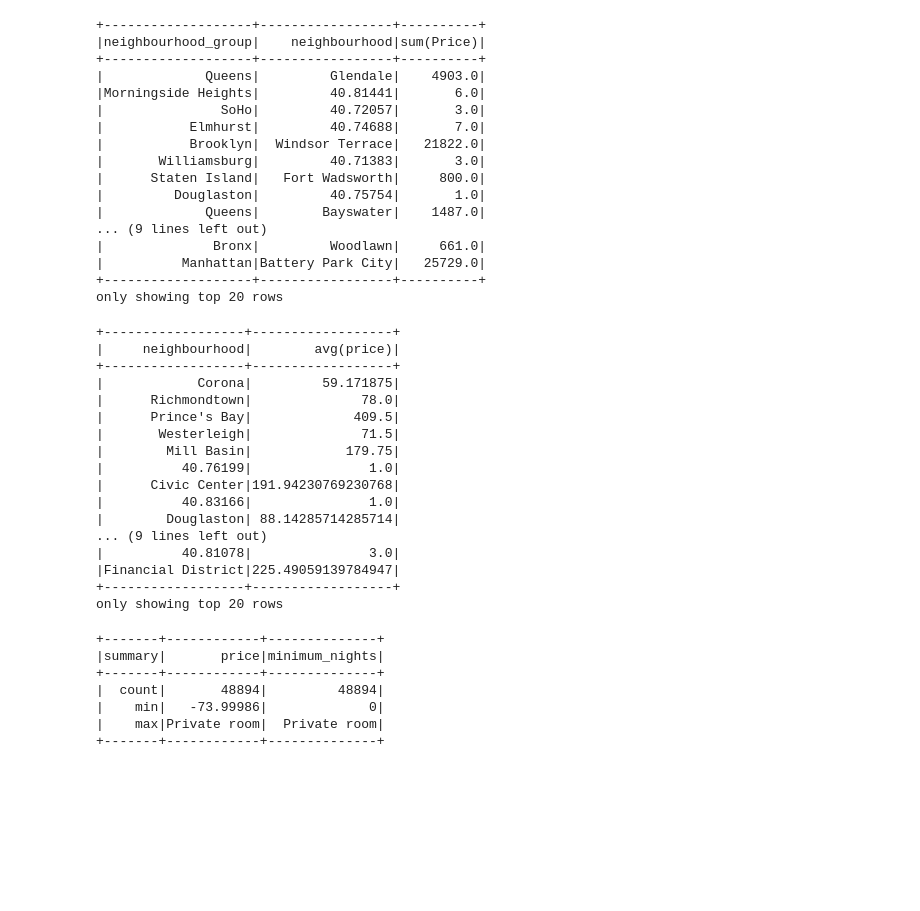
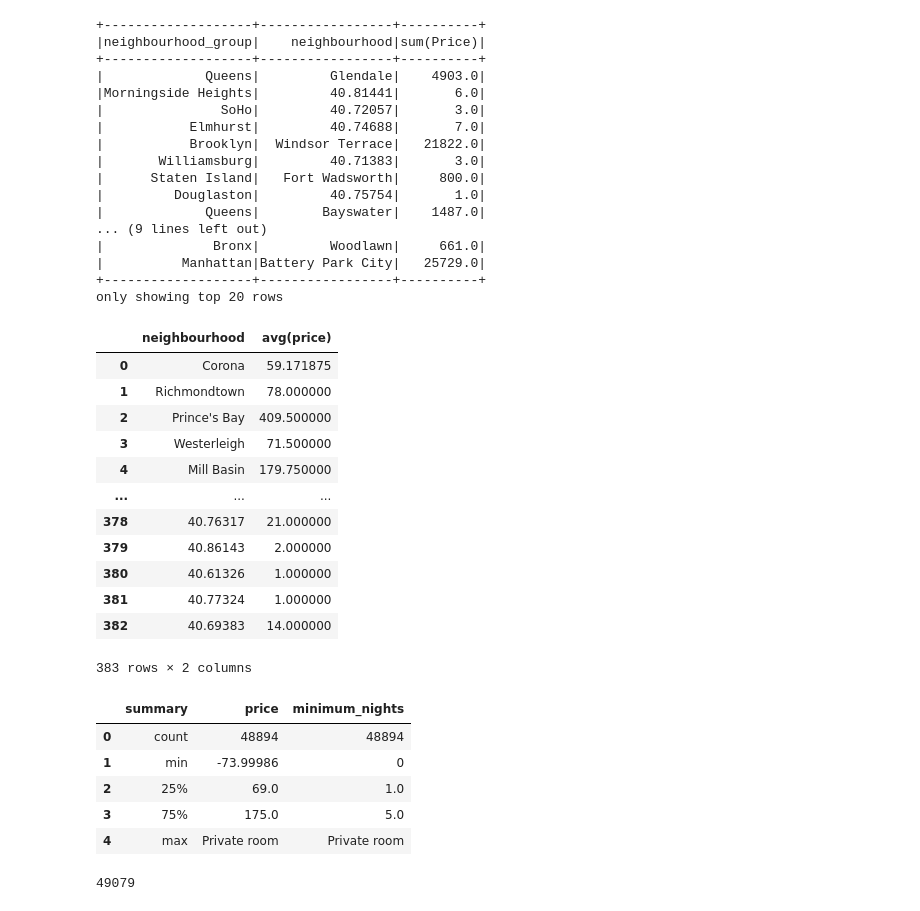
Before and after one commit to sohaildua/PysparkLearning, a Jupyter notebook: Aggregation.ipynb, the cells around one changed output. Drawn from its saved outputs; the diff is of its cells as text; code cells hidden in the pictures; blank space fills up the shorter version.

```diff
--- a/Aggregation.ipynb
+++ b/Aggregation.ipynb
@@ -116,34 +116,33 @@ spark.sql("select neighbourhood_group,neighbourhood ,sum(Price) from airbnb GROU
 +-------------------+-----------------+----------+
 only showing top 20 rows
 # %%
-airbnb.groupBy("neighbourhood").agg(mean(col("price"))).show()
+airbnb.groupBy("neighbourhood").agg(mean(col("price"))).toPandas()
 # %% [output]
+|  | neighbourhood | avg(price) |
+| 0 | Corona | 59.171875 |
+| 1 | Richmondtown | 78.000000 |
+| 2 | Prince's Bay | 409.500000 |
+| 3 | Westerleigh | 71.500000 |
+| 4 | Mill Basin | 179.750000 |
+| ... | ... | ... |
+| 378 | 40.76317 | 21.000000 |
+| 379 | 40.86143 | 2.000000 |
+| 380 | 40.61326 | 1.000000 |
+| 381 | 40.77324 | 1.000000 |
+| 382 | 40.69383 | 14.000000 |
-+------------------+------------------+
-|     neighbourhood|        avg(price)|
-+------------------+------------------+
-|            Corona|         59.171875|
-|      Richmondtown|              78.0|
-|      Prince's Bay|             409.5|
-|       Westerleigh|              71.5|
-|        Mill Basin|            179.75|
-|          40.76199|               1.0|
-|      Civic Center|191.94230769230768|
-|          40.83166|               1.0|
-|        Douglaston| 88.14285714285714|
-... (9 lines left out)
-|          40.81078|               3.0|
-|Financial District|225.49059139784947|
-+------------------+------------------+
-only showing top 20 rows
+383 rows × 2 columns
 # %%
-airbnb.select("price", "minimum_nights").summary("count","min","25%","75%", "max").show()
+airbnb.select("price", "minimum_nights").summary("count","min","25%","75%", "max").toPandas()
 # %% [output]
-+-------+------------+--------------+
-|summary|       price|minimum_nights|
-+-------+------------+--------------+
-|  count|       48894|         48894|
-|    min|   -73.99986|             0|
-|    max|Private room|  Private room|
-+-------+------------+--------------+
+|  | summary | price | minimum_nights |
+| 0 | count | 48894 | 48894 |
+| 1 | min | -73.99986 | 0 |
+| 2 | 25% | 69.0 | 1.0 |
+| 3 | 75% | 175.0 | 5.0 |
+| 4 | max | Private room | Private room |
 # %%
 #pivot function to be studied
+# %%
+airbnb.count()
+# %% [output]
+49079
```
Also changed, not shown: parts of 5 cells of this notebook.
